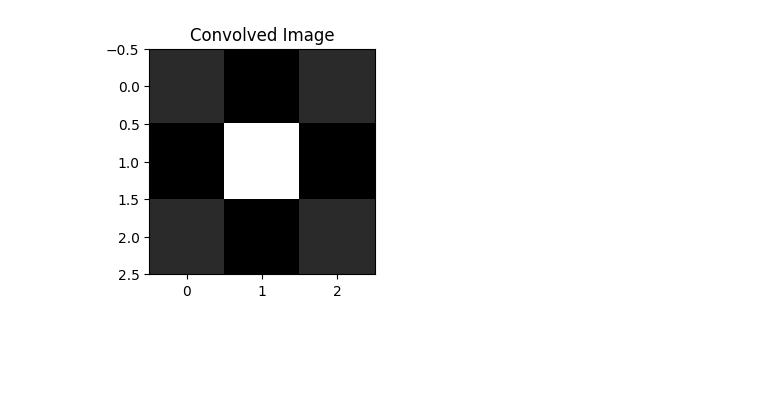
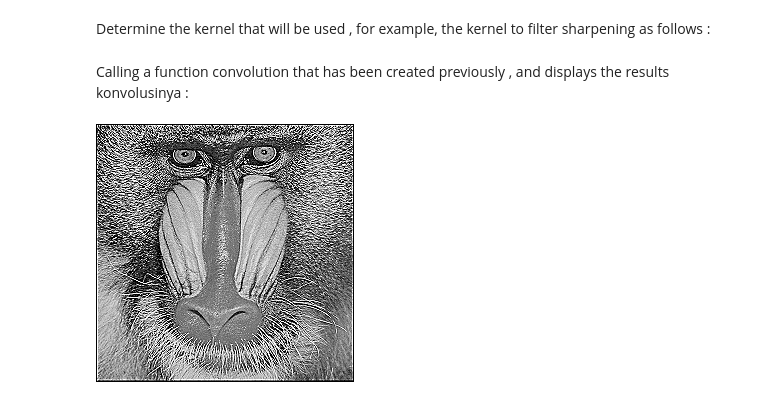
Before and after one commit to Raihandany/PCVK_Ganjil_2023, a Jupyter notebook: Week7_PCVK_2023.ipynb, the cells around one changed output. Cells and saved outputs as stored; diff of their text form; code cells hidden in the pictures; blank space fills up the shorter version.

```diff
--- a/Week7_PCVK_2023.ipynb
+++ b/Week7_PCVK_2023.ipynb
@@ -17,30 +47,17 @@ from PIL import Image as im
 # %%
-img = cv.imread('/content/drive/MyDrive/PCVK_MM/prac_week7/mandrill.tiff')
+original = cv.imread('/content/drive/MyDrive/PCVK_MM/prac_week7/mandrill.tiff')
+
+img = cv.resize(original, (0,0), fx=0.5, fy=0.5)
 img_gray = cv.cvtColor(img, cv.COLOR_BGR2GRAY)
-# %%
-def convolution2d(image, kernel, stride, padding):
-    # Assuming image and kernel are numpy arrays
-    # Implement the convolution operation here
-    # ...
-
-    # Return the convolved image
-    return img_sharpen
-
-    kernel_sharpen = np.array([[0,-1,0], [-1,5,-1], [0,-1,0]])
-    kernel_Emboss = np.array([[-2,-1,0], [-1,1,1], [0,1,2]])
-    kernel_LSED = np.array([[1,0,-1], [2,0,-2], [1,0,-1]])
-    kernel_CED = np.array([[-1,-1,-1],[-1,8,-1],[-1,-1,-1]])
-
-    sigma=math.sqrt(kernel_size)
-    gaussian_kernel =
-    cv.getGaussianKernel(kernel_size, sigma)
-    gauss_kernel = gaussian_kernel @ gaussian_kernel.transpose()
-
-
-plt.subplot(1, 2, 2)
-plt.imshow(kernel_sharpen, cmap='gray')
-plt.title('Convolved Image')
-
-plt.show()
-# %% [output]
-[figure, removed]
+# %% [markdown]
+Determine the kernel that will be used , for example, the kernel to filter sharpening as follows :
+# %%
+kernal_sharpen = np.array([[0,-1,0],
+                           [-1,5,-1],
+                           [0,-1,0]])
+# %% [markdown]
+Calling a function convolution that has been created previously , and displays the results konvolusinya :
+# %%
+cv2_imshow(convolution2d(img_gray,kernal_sharpen,1,2))
+# %% [output]
+[figure, added]
```
Also changed, not shown: parts of 18 cells of this notebook.
